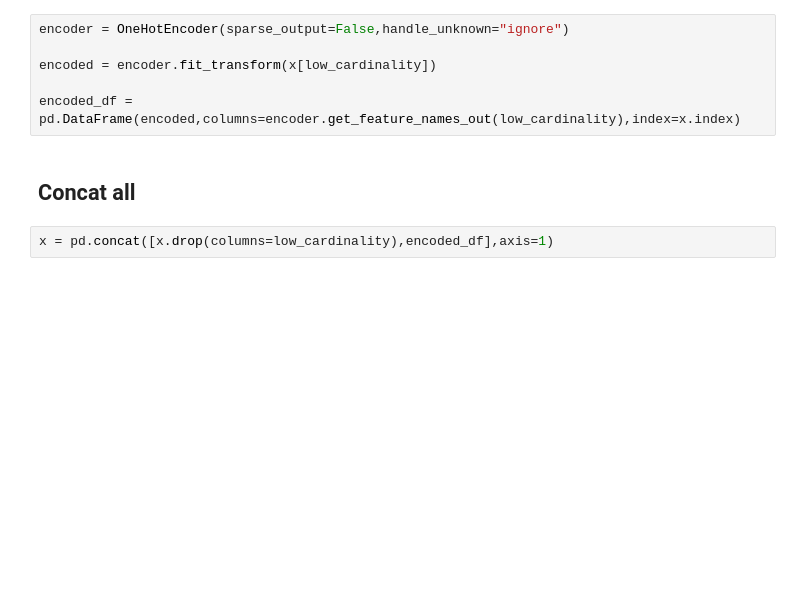
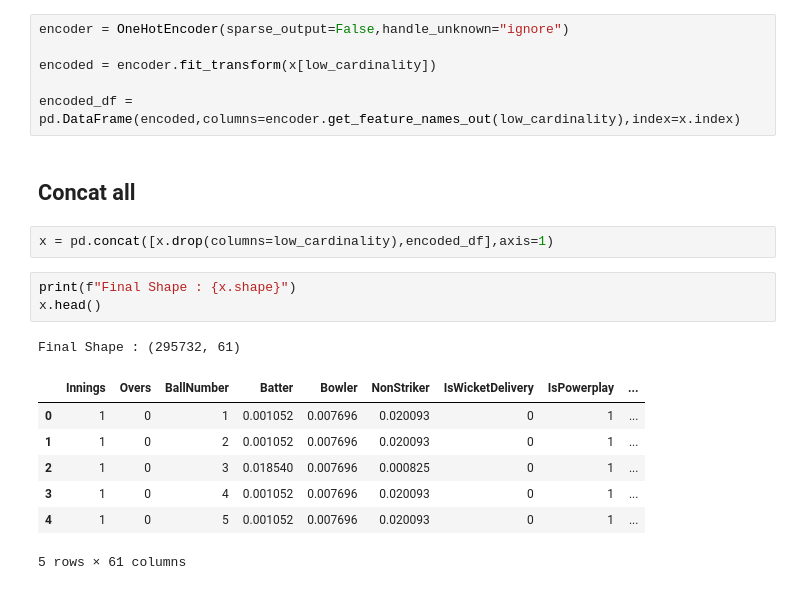
Before and after one commit to samifahim07/Smart-Cricket-Analytics-Ball-by-Ball-Event-Prediction-using-Machine-Learning, a Jupyter notebook: smart_analysis.ipynb, the cells around one changed output. Saved outputs shown, nothing was run; the diff lists cells and outputs as text; blank space fills up the shorter version.

Commit message:
after using encoding checking the shape of the dataset there are almost 61 columns

```diff
--- a/smart_analysis.ipynb
+++ b/smart_analysis.ipynb
@@ -1067,3 +1067,15 @@ encoded_df = pd.DataFrame(encoded,columns=encoder.get_feature_names_out(low_card
 ## Concat all
 # %%
 x = pd.concat([x.drop(columns=low_cardinality),encoded_df],axis=1)
+# %%
+print(f"Final Shape : {x.shape}")
+x.head()
+# %% [output]
+Final Shape : (295732, 61)
+|  | Innings | Overs | BallNumber | Batter | Bowler | NonStriker | IsWicketDelivery | IsPowerplay | ... |
+| 0 | 1 | 0 | 1 | 0.001052 | 0.007696 | 0.020093 | 0 | 1 | ... |
+| 1 | 1 | 0 | 2 | 0.001052 | 0.007696 | 0.020093 | 0 | 1 | ... |
+| 2 | 1 | 0 | 3 | 0.018540 | 0.007696 | 0.000825 | 0 | 1 | ... |
+| 3 | 1 | 0 | 4 | 0.001052 | 0.007696 | 0.020093 | 0 | 1 | ... |
+| 4 | 1 | 0 | 5 | 0.001052 | 0.007696 | 0.020093 | 0 | 1 | ... |
+5 rows × 61 columns
```
